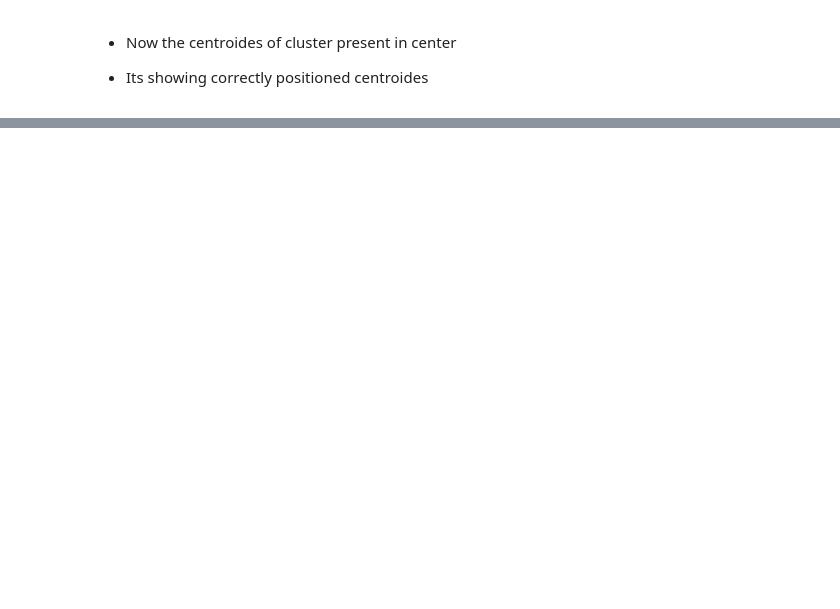
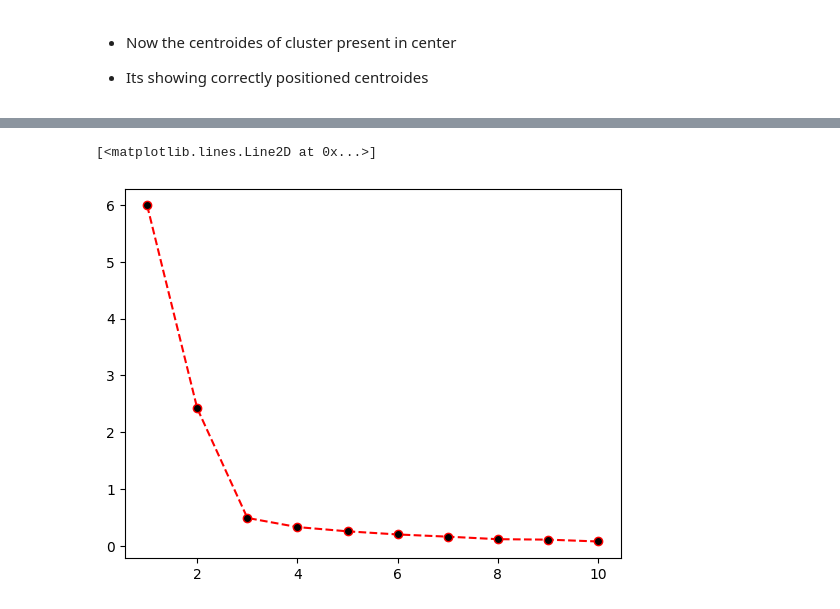
Before and after one commit to aditi-tawade-ai/SkillBuilding, a Jupyter notebook: Notebook/Day_32_KMeans_Employee.ipynb, the cells around one changed output, grey strips where cells are left out. Drawn from its saved outputs; the diff is of its cells as text; code cells hidden in the pictures; blank space fills up the shorter version.

```diff
--- a/Notebook/Day_32_KMeans_Employee.ipynb
+++ b/Notebook/Day_32_KMeans_Employee.ipynb
@@ -326,0 +424,3 @@ plt.legend()
+# %%
+X = df[['Age','Income']]
+X[:2]
@@ -326,0 +431,5 @@ plt.legend()
+# %%
+k2 = KMeans(n_clusters=8)
+k2.fit(X)
+k2.inertia_
+# less cluster more inertia value
@@ -326,0 +438,7 @@ plt.legend()
+# %%
+# calculate inertia for clusters in range 1-10
+wcss = []
+for i in range(1,11):
+  km = KMeans(n_clusters=i)
+  km.fit(X)
+  wcss.append(km.inertia_)
@@ -326,0 +458,5 @@ plt.legend()
+# %%
+plt.plot(range(1,11),wcss,linestyle='--',marker='o',color='r',mfc='k',markersize=6)
+# %% [output]
+[<matplotlib.lines.Line2D at 0x...>]
+[figure, added]
```
Also changed, not shown: parts of 42 cells of this notebook.
